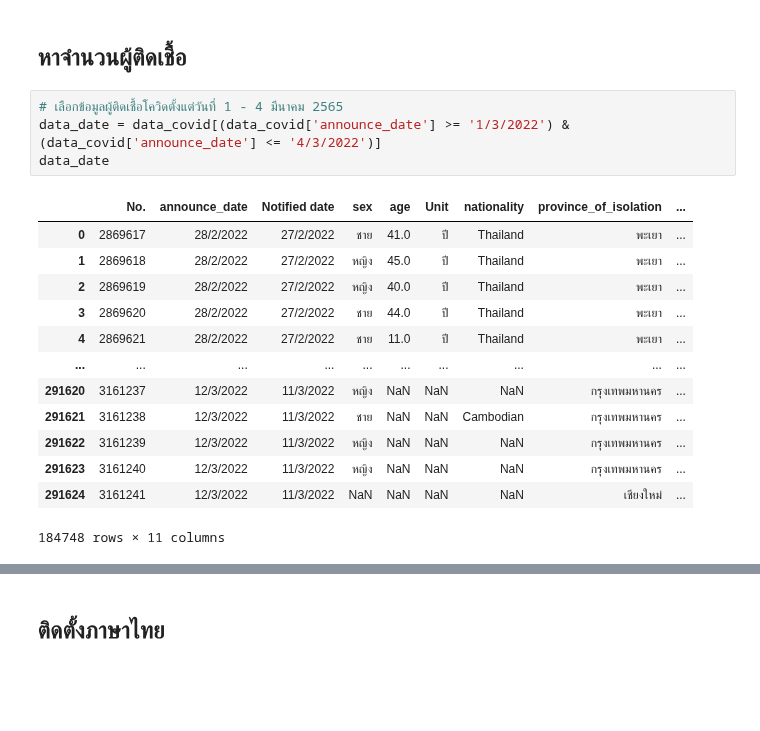
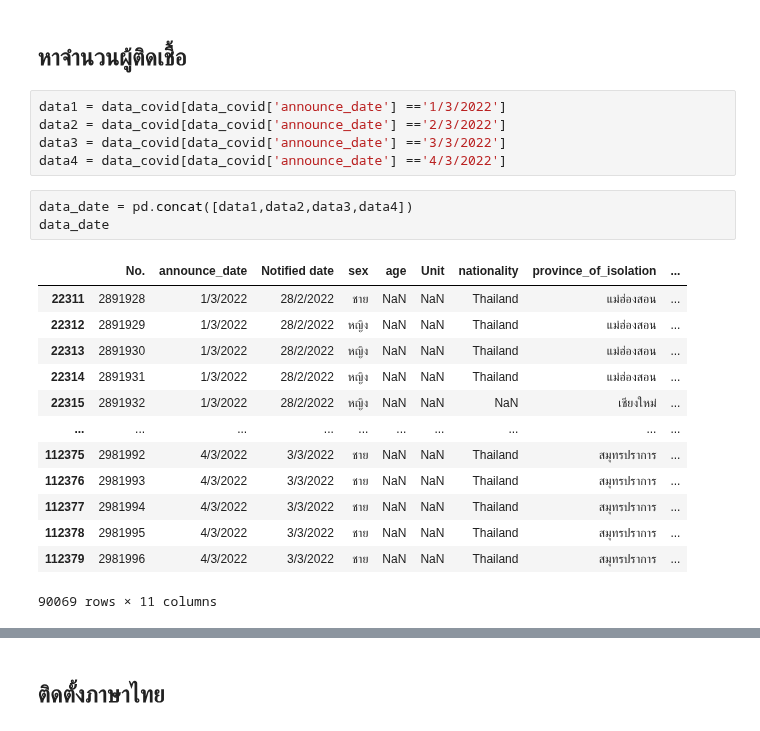
Before and after one commit to kittimaxz/data_viz_2022, a Jupyter notebook: DataViz04_Data_Comparison.ipynb, the cells around one changed output, grey strips where cells are left out. Drawn from its saved outputs; the diff is of its cells as text; blank space fills up the shorter version.

```diff
--- a/DataViz04_Data_Comparison.ipynb
+++ b/DataViz04_Data_Comparison.ipynb
@@ -623,24 +623,28 @@ district_of_onset         True
 dtype: bool
 # %% [markdown]
 ## หาจำนวนผู้ติดเชื้อ
-# %%
-# เลือกข้อมูลผู้ติดเชื้อโควิดตั้งแต่วันที่ 1 - 4 มีนาคม 2565
-data_date = data_covid[(data_covid['announce_date'] >= '1/3/2022') & (data_covid['announce_date'] <= '4/3/2022')]
-data_date
-# %% [output]
-|  | No. | announce_date | Notified date | sex | age | Unit | nationality | province_of_isolation | ... |
-| 0 | 2869617 | 28/2/2022 | 27/2/2022 | ชาย | 41.0 | ปี | Thailand | พะเยา | ... |
-| 1 | 2869618 | 28/2/2022 | 27/2/2022 | หญิง | 45.0 | ปี | Thailand | พะเยา | ... |
-| 2 | 2869619 | 28/2/2022 | 27/2/2022 | หญิง | 40.0 | ปี | Thailand | พะเยา | ... |
-| 3 | 2869620 | 28/2/2022 | 27/2/2022 | ชาย | 44.0 | ปี | Thailand | พะเยา | ... |
-| 4 | 2869621 | 28/2/2022 | 27/2/2022 | ชาย | 11.0 | ปี | Thailand | พะเยา | ... |
-| ... | ... | ... | ... | ... | ... | ... | ... | ... | ... |
-| 291620 | 3161237 | 12/3/2022 | 11/3/2022 | หญิง | NaN | NaN | NaN | กรุงเทพมหานคร | ... |
-| 291621 | 3161238 | 12/3/2022 | 11/3/2022 | ชาย | NaN | NaN | Cambodian | กรุงเทพมหานคร | ... |
-| 291622 | 3161239 | 12/3/2022 | 11/3/2022 | หญิง | NaN | NaN | NaN | กรุงเทพมหานคร | ... |
-| 291623 | 3161240 | 12/3/2022 | 11/3/2022 | หญิง | NaN | NaN | NaN | กรุงเทพมหานคร | ... |
-| 291624 | 3161241 | 12/3/2022 | 11/3/2022 | NaN | NaN | NaN | NaN | เชียงใหม่ | ... |
-184748 rows × 11 columns
+# %%
+data1 = data_covid[data_covid['announce_date'] =='1/3/2022']
+data2 = data_covid[data_covid['announce_date'] =='2/3/2022']
+data3 = data_covid[data_covid['announce_date'] =='3/3/2022']
+data4 = data_covid[data_covid['announce_date'] =='4/3/2022']
+# %%
+data_date = pd.concat([data1,data2,data3,data4])
+data_date
+# %% [output]
+|  | No. | announce_date | Notified date | sex | age | Unit | nationality | province_of_isolation | ... |
+| 22311 | 2891928 | 1/3/2022 | 28/2/2022 | ชาย | NaN | NaN | Thailand | แม่ฮ่องสอน | ... |
+| 22312 | 2891929 | 1/3/2022 | 28/2/2022 | หญิง | NaN | NaN | Thailand | แม่ฮ่องสอน | ... |
+| 22313 | 2891930 | 1/3/2022 | 28/2/2022 | หญิง | NaN | NaN | Thailand | แม่ฮ่องสอน | ... |
+| 22314 | 2891931 | 1/3/2022 | 28/2/2022 | หญิง | NaN | NaN | Thailand | แม่ฮ่องสอน | ... |
+| 22315 | 2891932 | 1/3/2022 | 28/2/2022 | หญิง | NaN | NaN | NaN | เชียงใหม่ | ... |
+| ... | ... | ... | ... | ... | ... | ... | ... | ... | ... |
+| 112375 | 2981992 | 4/3/2022 | 3/3/2022 | ชาย | NaN | NaN | Thailand | สมุทรปราการ | ... |
+| 112376 | 2981993 | 4/3/2022 | 3/3/2022 | ชาย | NaN | NaN | Thailand | สมุทรปราการ | ... |
+| 112377 | 2981994 | 4/3/2022 | 3/3/2022 | ชาย | NaN | NaN | Thailand | สมุทรปราการ | ... |
+| 112378 | 2981995 | 4/3/2022 | 3/3/2022 | ชาย | NaN | NaN | Thailand | สมุทรปราการ | ... |
+| 112379 | 2981996 | 4/3/2022 | 3/3/2022 | ชาย | NaN | NaN | Thailand | สมุทรปราการ | ... |
+90069 rows × 11 columns
 # %%
 # หาจำนวนผู้ป่วยของแต่ละจังหวัด และทำการเปลี่ยนชื่อคอลัมน์เป็น จำนวนผู้ติดชื่อ
 data = data_date.groupby('province_of_onset').size().reset_index(name = 'จำนวนผู้ติดเชื้อ')
```
Also changed, not shown: parts of 4 cells of this notebook.
